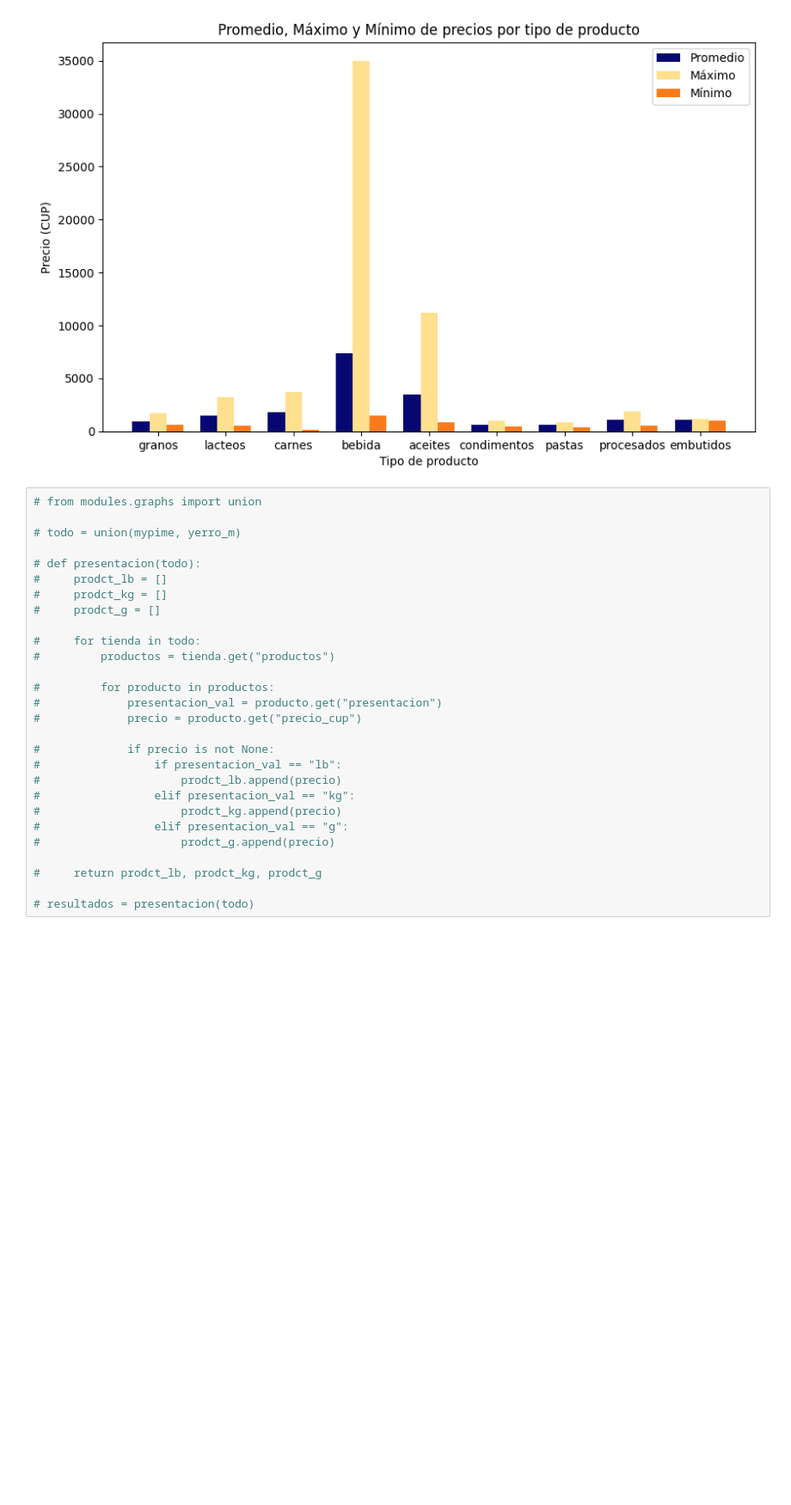
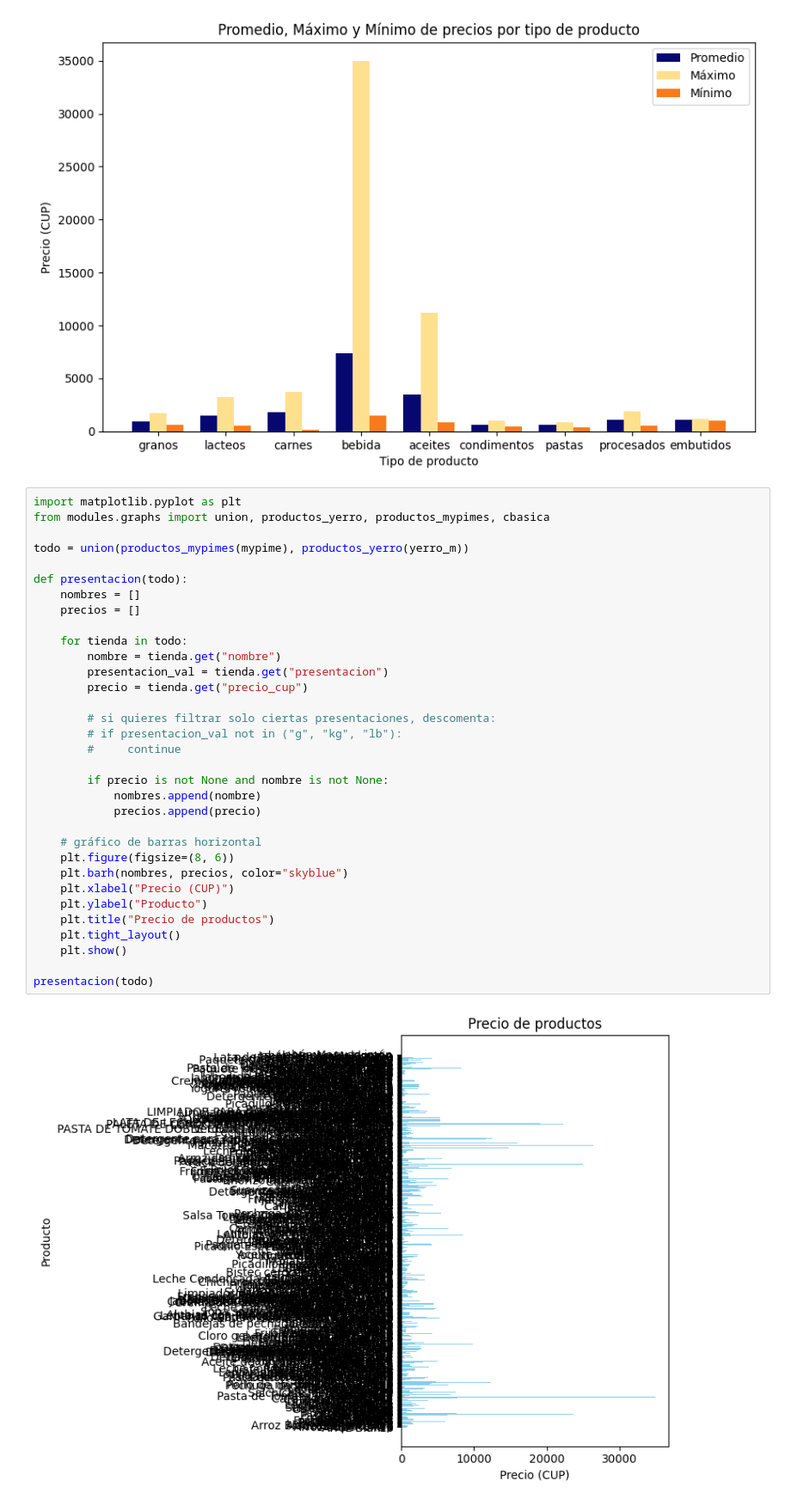
Before and after one commit to Aleinad-06/MYPIMES, a Jupyter notebook: main/main.ipynb, the cells around one changed output. Shown at 86% size. Cells and saved outputs as stored; diff of their text form; blank space fills up the shorter version.

```diff
--- a/main/main.ipynb
+++ b/main/main.ipynb
@@ -408,30 +407,37 @@ precios()
 # %% [output]
 [figure]
 # %%
-# from modules.graphs import union
+import matplotlib.pyplot as plt
+from modules.graphs import union, productos_yerro, productos_mypimes, cbasica
 
-# todo = union(mypime, yerro_m)
+todo = union(productos_mypimes(mypime), productos_yerro(yerro_m))
 
-# def presentacion(todo):
-#     prodct_lb = []
-#     prodct_kg = []
-#     prodct_g = []
+def presentacion(todo):
+    nombres = []
+    precios = []
 
-#     for tienda in todo:
-#         productos = tienda.get("productos")
+    for tienda in todo:
+        nombre = tienda.get("nombre")
+        presentacion_val = tienda.get("presentacion")
+        precio = tienda.get("precio_cup")
 
-#         for producto in productos:
-#             presentacion_val = producto.get("presentacion")
-#             precio = producto.get("precio_cup")
+        # si quieres filtrar solo ciertas presentaciones, descomenta:
+        # if presentacion_val not in ("g", "kg", "lb"):
+        #     continue
 
-#             if precio is not None:
-#                 if presentacion_val == "lb":
-#                     prodct_lb.append(precio)
-#                 elif presentacion_val == "kg":
-#                     prodct_kg.append(precio)
-#                 elif presentacion_val == "g":
-#                     prodct_g.append(precio)
+        if precio is not None and nombre is not None:
+            nombres.append(nombre)
+            precios.append(precio)
 
-#     return prodct_lb, prodct_kg, prodct_g
+    # gráfico de barras horizontal
+    plt.figure(figsize=(8, 6))
+    plt.barh(nombres, precios, color="skyblue")
+    plt.xlabel("Precio (CUP)")
+    plt.ylabel("Producto")
+    plt.title("Precio de productos")
+    plt.tight_layout()
+    plt.show()
 
-# resultados = presentacion(todo)
+presentacion(todo)
+# %% [output]
+[figure, added]
```
Also changed, not shown: parts of 2 cells of this notebook, 2 other files.
